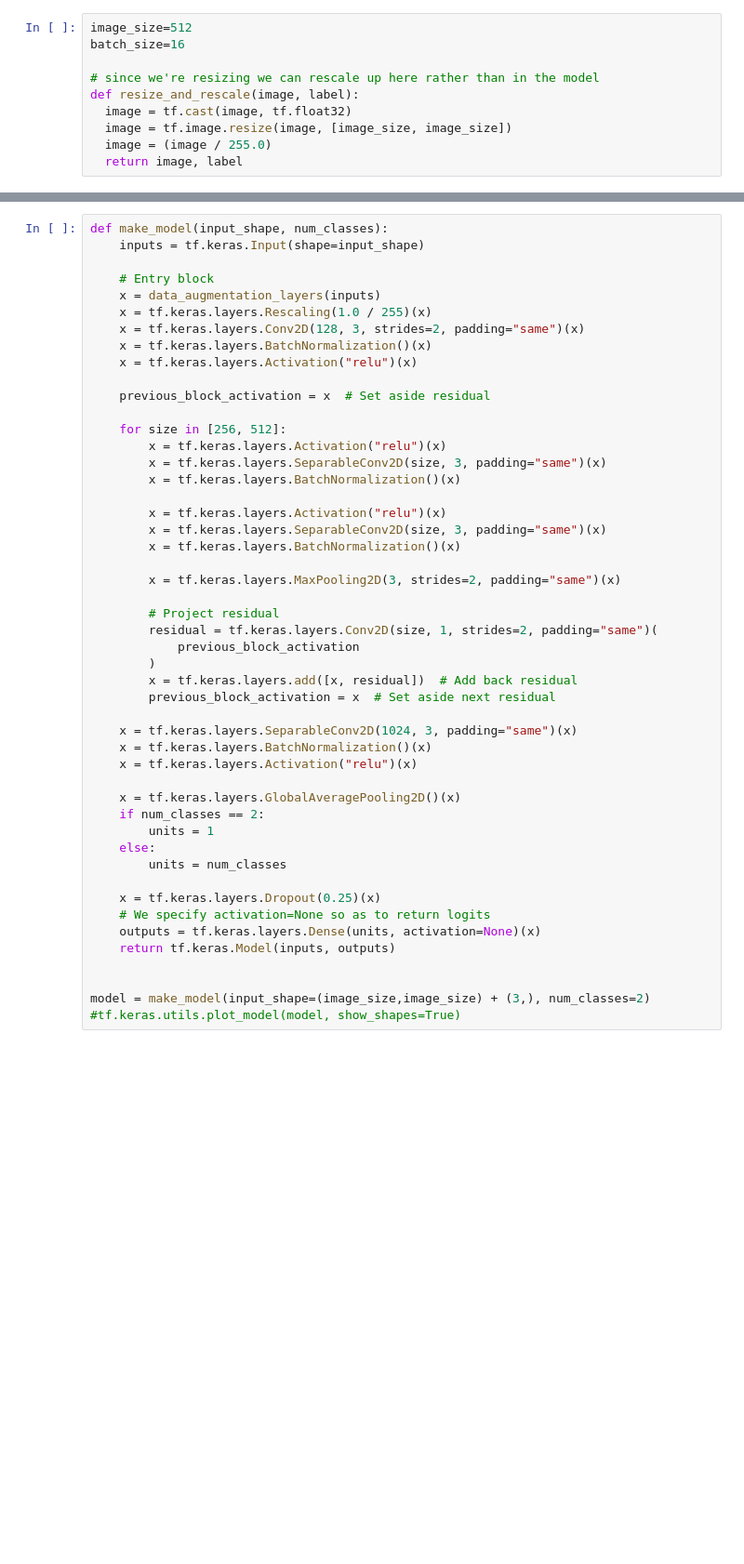
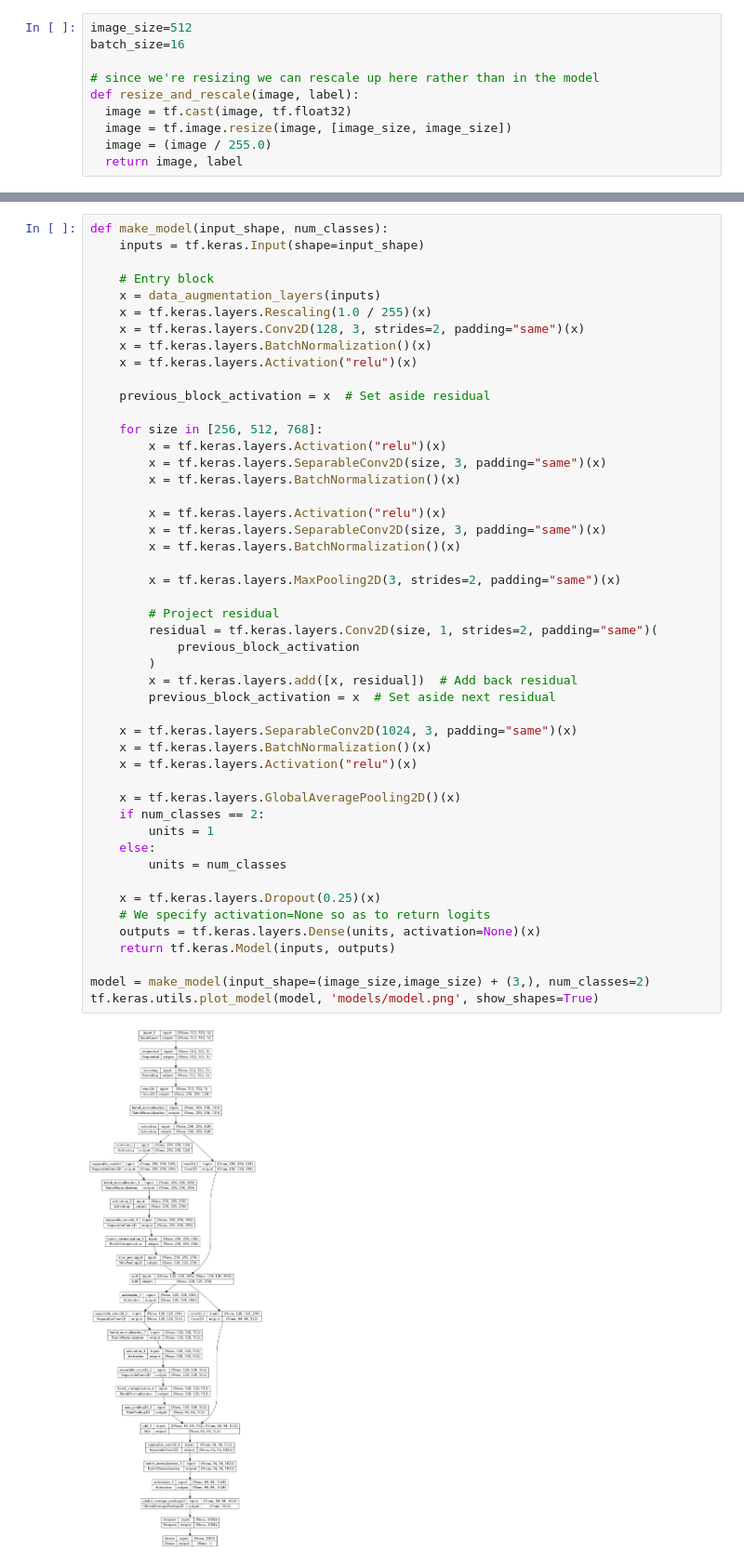
Before and after one commit to nihil5320/poisoned-sample-detection, a Jupyter notebook: notebook.ipynb, the cells around one changed output, grey strips where cells are left out. Shown at 93% size. Cells and saved outputs as stored; diff of their text form; blank space fills up the shorter version.

```diff
--- a/notebook.ipynb
+++ b/notebook.ipynb
@@ -193,40 +96,41 @@ def make_model(input_shape, num_classes):
 
     previous_block_activation = x  # Set aside residual
 
-    for size in [256, 512]:
+    for size in [256, 512, 768]:
         x = tf.keras.layers.Activation("relu")(x)
         x = tf.keras.layers.SeparableConv2D(size, 3, padding="same")(x)
         x = tf.keras.layers.BatchNormalization()(x)
 
         x = tf.keras.layers.Activation("relu")(x)
         x = tf.keras.layers.SeparableConv2D(size, 3, padding="same")(x)
         x = tf.keras.layers.BatchNormalization()(x)
 
         x = tf.keras.layers.MaxPooling2D(3, strides=2, padding="same")(x)
 
         # Project residual
         residual = tf.keras.layers.Conv2D(size, 1, strides=2, padding="same")(
             previous_block_activation
         )
         x = tf.keras.layers.add([x, residual])  # Add back residual
         previous_block_activation = x  # Set aside next residual
 
     x = tf.keras.layers.SeparableConv2D(1024, 3, padding="same")(x)
     x = tf.keras.layers.BatchNormalization()(x)
     x = tf.keras.layers.Activation("relu")(x)
 
     x = tf.keras.layers.GlobalAveragePooling2D()(x)
     if num_classes == 2:
         units = 1
     else:
         units = num_classes
 
     x = tf.keras.layers.Dropout(0.25)(x)
     # We specify activation=None so as to return logits
     outputs = tf.keras.layers.Dense(units, activation=None)(x)
     return tf.keras.Model(inputs, outputs)
 
-
 model = make_model(input_shape=(image_size,image_size) + (3,), num_classes=2)
-#tf.keras.utils.plot_model(model, show_shapes=True)
+tf.keras.utils.plot_model(model, 'models/model.png', show_shapes=True)
+# %% [output]
+[figure, added]
 # %%
```
Also changed, not shown: parts of 6 cells of this notebook, 14 other files.
